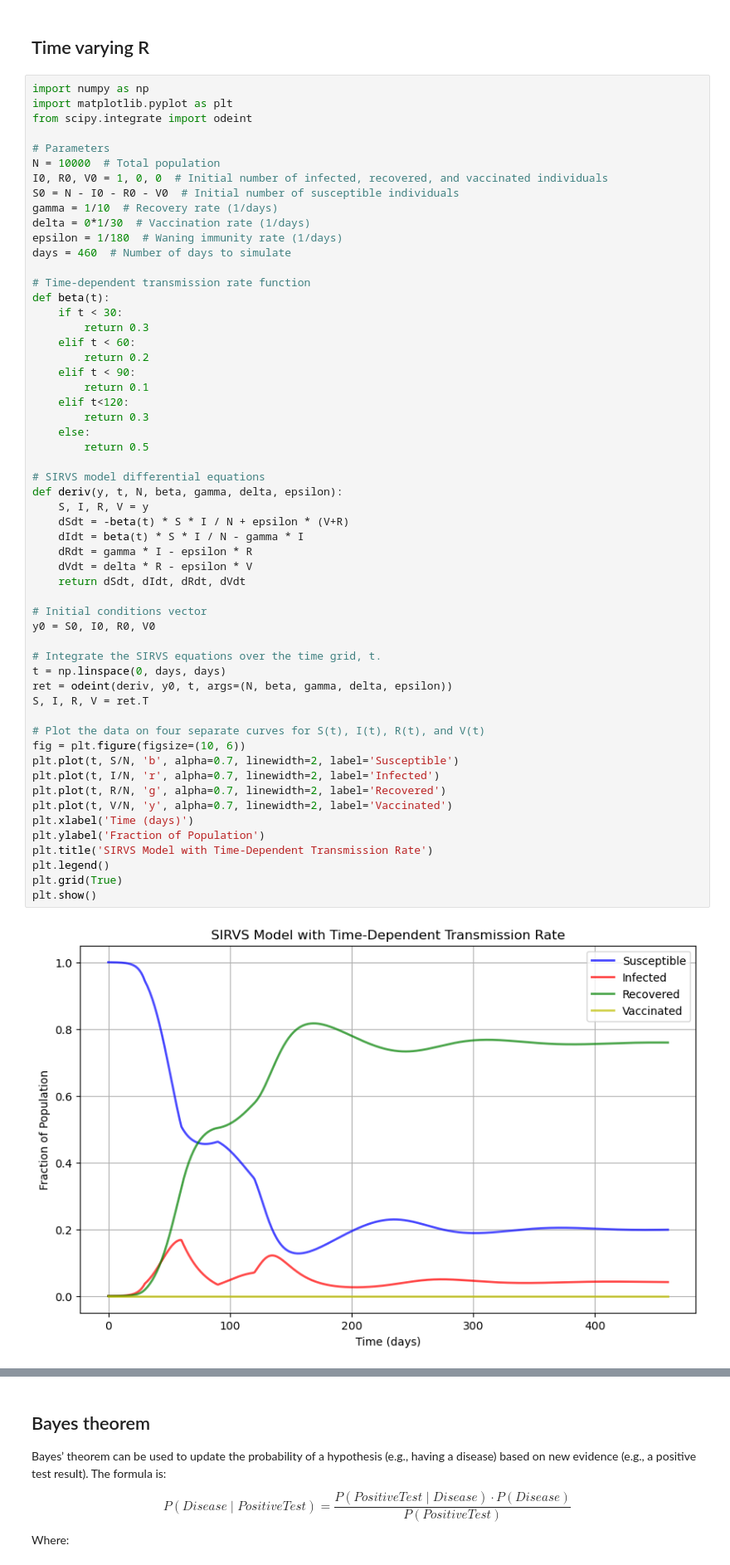
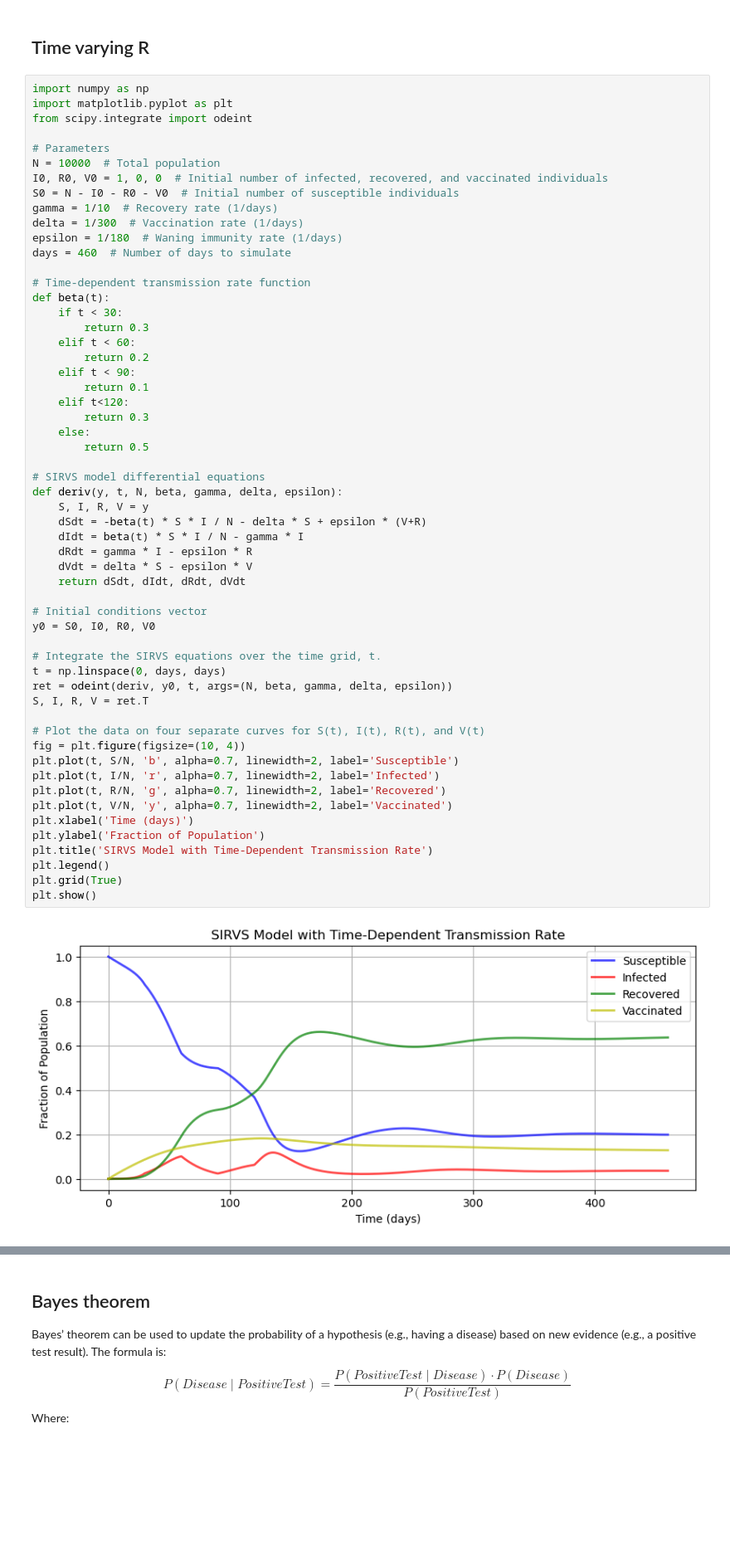
Before and after one commit to galendal/model_prepare, a Jupyter notebook: modelling_demo.ipynb, the cells around one changed output, grey strips where cells are left out. Shown: that part at 83% size. Saved outputs shown, nothing was run; the diff lists cells and outputs as text; blank space fills up the shorter version.

```diff
--- a/modelling_demo.ipynb
+++ b/modelling_demo.ipynb
@@ -408,7 +408,7 @@ N = 10000  # Total population
 I0, R0, V0 = 1, 0, 0  # Initial number of infected, recovered, and vaccinated individuals
 S0 = N - I0 - R0 - V0  # Initial number of susceptible individuals
 gamma = 1/10  # Recovery rate (1/days)
-delta = 0*1/30  # Vaccination rate (1/days)
+delta = 1/300  # Vaccination rate (1/days)
 epsilon = 1/180  # Waning immunity rate (1/days)
 days = 460  # Number of days to simulate
 
@@ -425,37 +425,37 @@ def beta(t):
     else:
         return 0.5
 
 # SIRVS model differential equations
 def deriv(y, t, N, beta, gamma, delta, epsilon):
     S, I, R, V = y
-    dSdt = -beta(t) * S * I / N + epsilon * (V+R)
+    dSdt = -beta(t) * S * I / N - delta * S + epsilon * (V+R)
     dIdt = beta(t) * S * I / N - gamma * I
     dRdt = gamma * I - epsilon * R
-    dVdt = delta * R - epsilon * V
+    dVdt = delta * S - epsilon * V
     return dSdt, dIdt, dRdt, dVdt
 
 # Initial conditions vector
 y0 = S0, I0, R0, V0
 
 # Integrate the SIRVS equations over the time grid, t.
 t = np.linspace(0, days, days)
 ret = odeint(deriv, y0, t, args=(N, beta, gamma, delta, epsilon))
 S, I, R, V = ret.T
 
 # Plot the data on four separate curves for S(t), I(t), R(t), and V(t)
-fig = plt.figure(figsize=(10, 6))
+fig = plt.figure(figsize=(10, 4))
 plt.plot(t, S/N, 'b', alpha=0.7, linewidth=2, label='Susceptible')
 plt.plot(t, I/N, 'r', alpha=0.7, linewidth=2, label='Infected')
 plt.plot(t, R/N, 'g', alpha=0.7, linewidth=2, label='Recovered')
 plt.plot(t, V/N, 'y', alpha=0.7, linewidth=2, label='Vaccinated')
 plt.xlabel('Time (days)')
 plt.ylabel('Fraction of Population')
 plt.title('SIRVS Model with Time-Dependent Transmission Rate')
 plt.legend()
 plt.grid(True)
 plt.show()
 # %% [output]
-[figure, old version]
+[figure, new version]
 # %%
 # Create figures
 fig=plt.figure()
```
Also changed, not shown: parts of 8 cells of this notebook, 1 other file.
